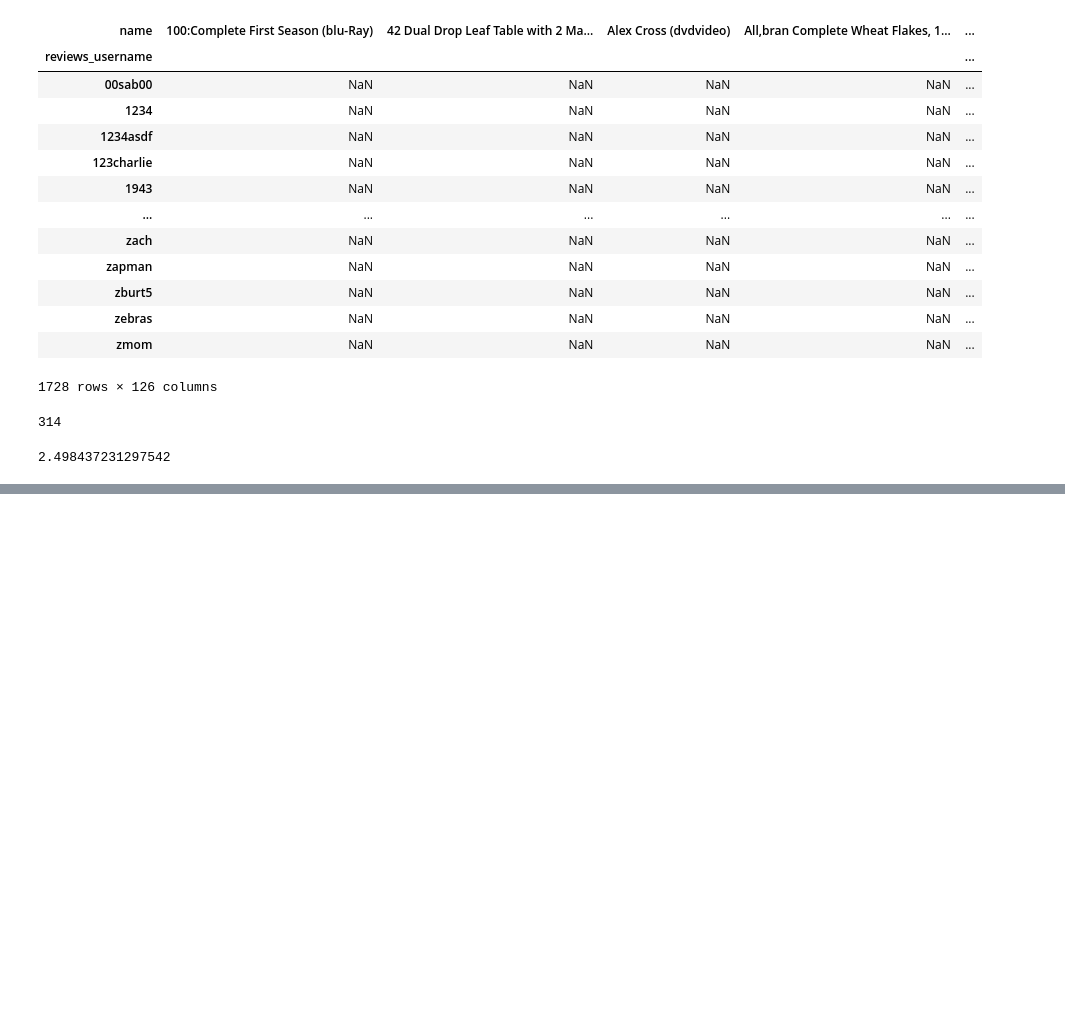
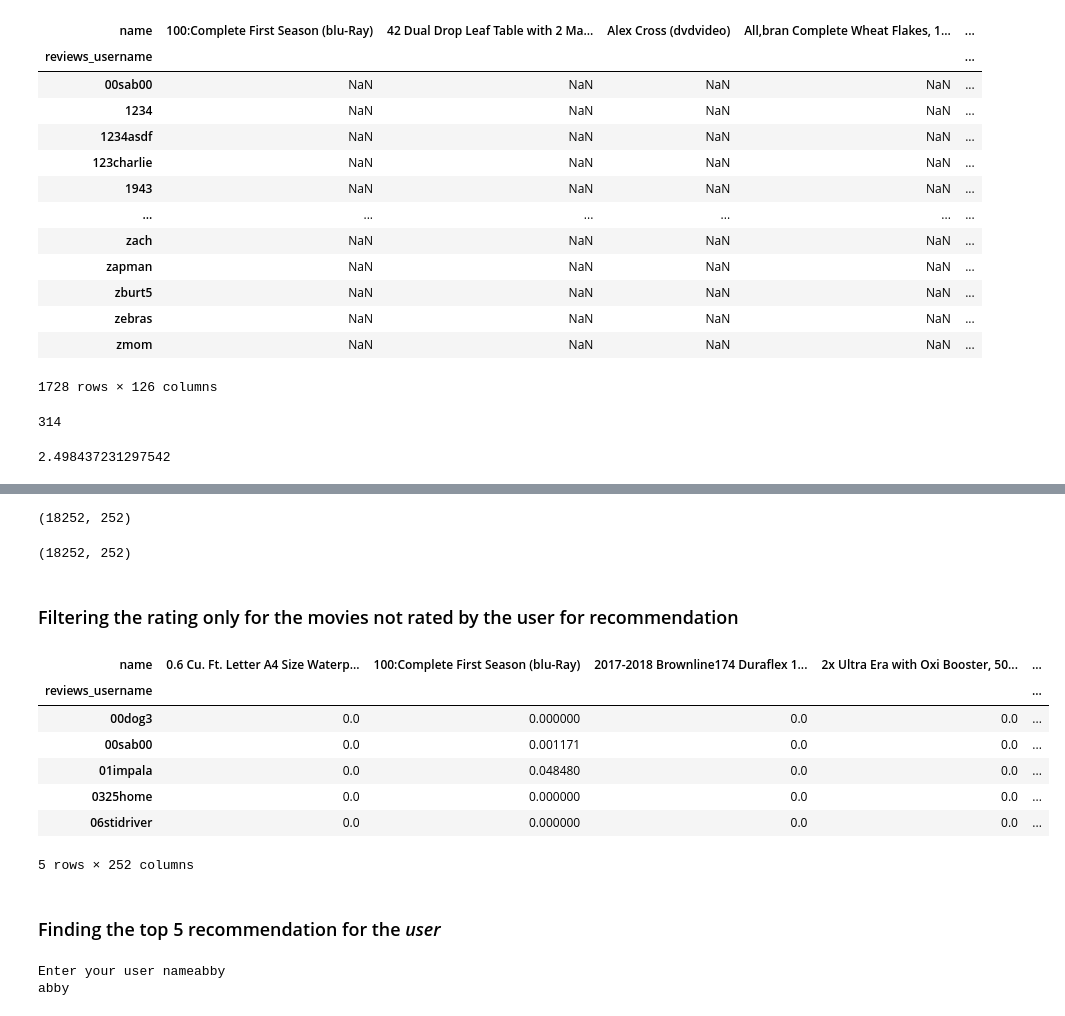
Before and after one commit to Kumaraguru-Muthuraj/_AIML_Code, a Jupyter notebook: _PythonNotebooks/_Course8_Recommendation_System/SentimentBasedRecommendationSystemV1.ipynb, the cells around one changed output, grey strips where cells are left out. Drawn from its saved outputs; the diff is of its cells as text; code cells hidden in the pictures; blank space fills up the shorter version.

```diff
--- a/_PythonNotebooks/_Course8_Recommendation_System/SentimentBasedRecommendationSystemV1.ipynb
+++ b/_PythonNotebooks/_Course8_Recommendation_System/SentimentBasedRecommendationSystemV1.ipynb
@@ -940,0 +1013,3 @@ print(rmse)
+# %%
+item_predicted_ratings = np.dot((df_pivot.fillna(0).T),item_correlation)
+item_predicted_ratings
@@ -940,0 +1030,31 @@ print(rmse)
+# %%
+item_predicted_ratings.shape
+# %% [output]
+(18252, 252)
+# %%
+dummy_train.shape
+# %% [output]
+(18252, 252)
+# %% [markdown]
+### Filtering the rating only for the movies not rated by the user for recommendation
+# %%
+item_final_rating = np.multiply(item_predicted_ratings,dummy_train)
+item_final_rating.head()
+# %% [output]
+| name | 0.6 Cu. Ft. Letter A4 Size Waterp... | 100:Complete First Season (blu-Ray) | 2017-2018 Brownline174 Duraflex 1... | 2x Ultra Era with Oxi Booster, 50... | ... |
+| reviews_username |  |  |  |  | ... |
+| 00dog3 | 0.0 | 0.000000 | 0.0 | 0.0 | ... |
+| 00sab00 | 0.0 | 0.001171 | 0.0 | 0.0 | ... |
+| 01impala | 0.0 | 0.048480 | 0.0 | 0.0 | ... |
+| 0325home | 0.0 | 0.000000 | 0.0 | 0.0 | ... |
+| 06stidriver | 0.0 | 0.000000 | 0.0 | 0.0 | ... |
+5 rows × 252 columns
+# %% [markdown]
+### Finding the top 5 recommendation for the *user*
+# %%
+# Take the user ID as input
+user_input = input("Enter your user name")
+print(user_input)
+# %% [output]
+Enter your user nameabby
+abby
```
Also changed, not shown: parts of 38 cells of this notebook.
